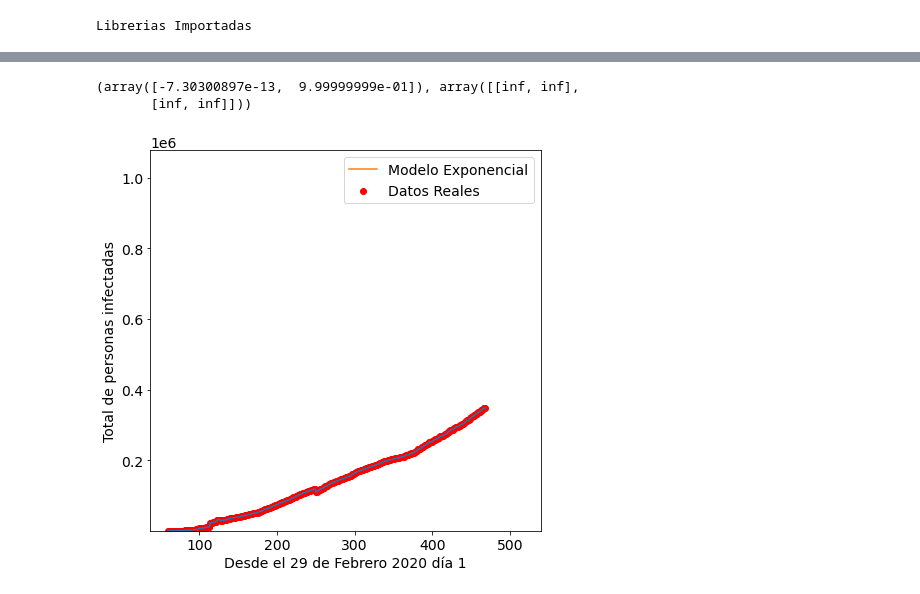
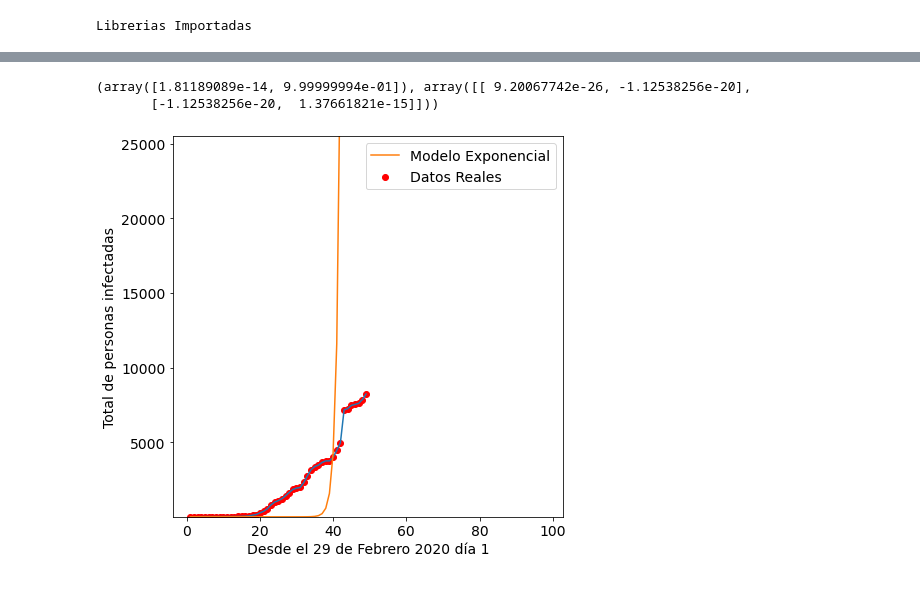
Before and after one commit to YandryRo97/Simulaci-n, a Jupyter notebook: Práctica 2/RegresionCovid.ipynb, the cells around one changed output, grey strips where cells are left out. Cells and saved outputs as stored; diff of their text form; code cells hidden in the pictures.

```diff
--- a/Práctica 2/RegresionCovid.ipynb
+++ b/Práctica 2/RegresionCovid.ipynb
@@ -36,0 +19,3 @@ print(df)
+# %%
+df = pd.read_csv('Datos.csv')
+df.head()
@@ -37,4 +44,4 @@ print(df)
 # %%
-df = df.loc[:,['day','confirmed']]
-print(df)
+df = df.loc[:,['Ndia','Ctotales']]
+df
 # %% [output]
@@ -61,18 +71,18 @@ val=curve_fit( funcion,  x,  y)
 print(val)
 pred_x = list(range(min(x),max(x)+50))
 # %% [output]
-(array([-7.30300897e-13,  9.99999999e-01]), array([[inf, inf],
-       [inf, inf]]))
+(array([1.81189089e-14, 9.99999994e-01]), array([[ 9.20067742e-26, -1.12538256e-20],
+       [-1.12538256e-20,  1.37661821e-15]]))
 # %%
 plt.rcParams['figure.figsize'] = [7, 7]
 plt.rc('font', size=14)
 plt.scatter(x,y,label="Datos Reales",color="red")
-plt.plot(df.loc[:,['day']], df.loc[:,['confirmed']])
+plt.plot(df.loc[:,['Ndia']], df.loc[:,['Ctotales']])
 plt.plot(pred_x, [funcion(i,val[0][0],val[0][1]) for i in pred_x], label="Modelo Exponencial" )
 plt.legend()
 plt.xlabel("Desde el 29 de Febrero 2020 día 1")
 plt.ylabel("Total de personas infectadas")
 plt.ylim((min(y)*0.9,max(y)*3.1))
 plt.show()
 # %% [output]
-[figure, old version]
+[figure, new version]
```
Also changed, not shown: parts of 20 cells of this notebook, 2 other files.
